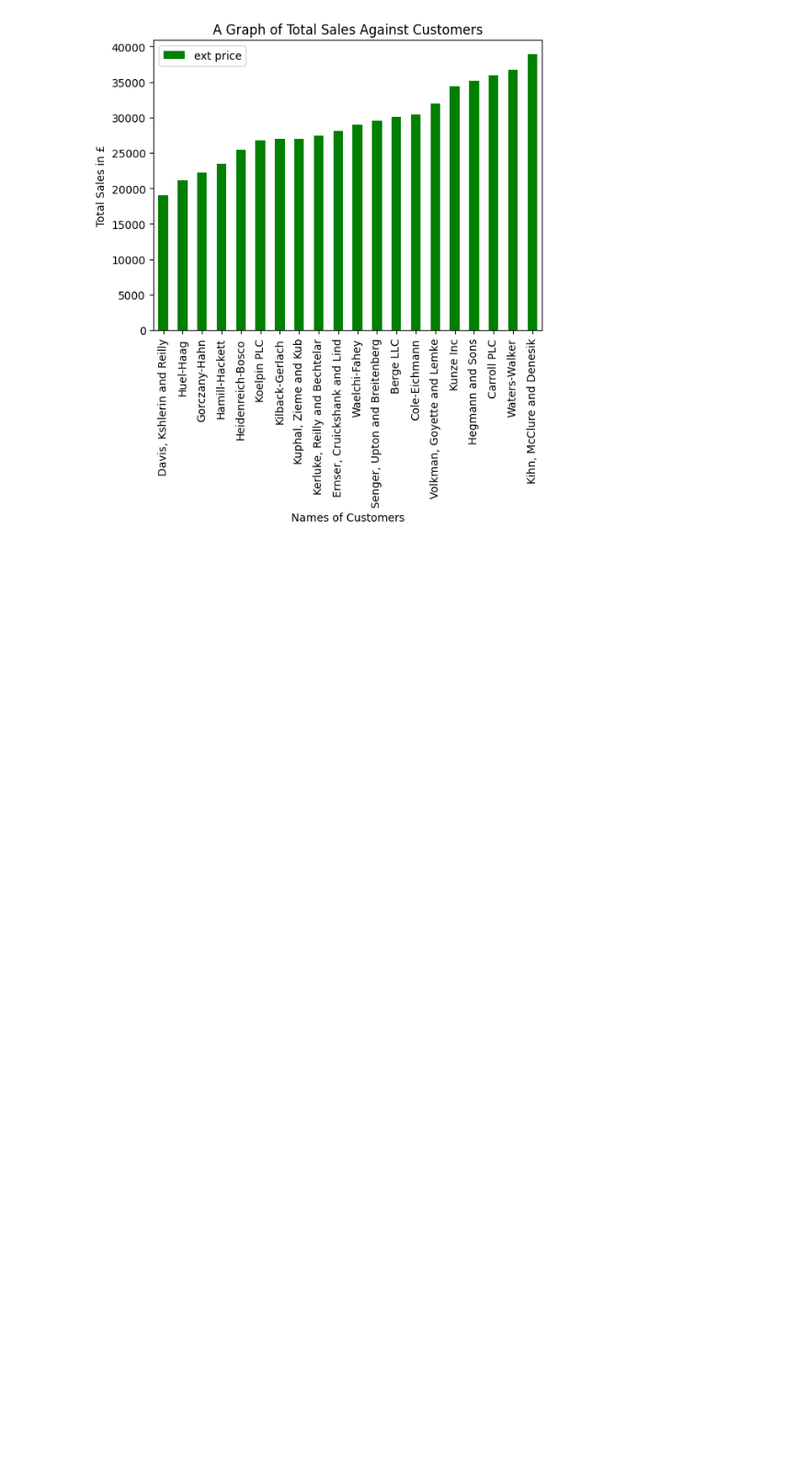
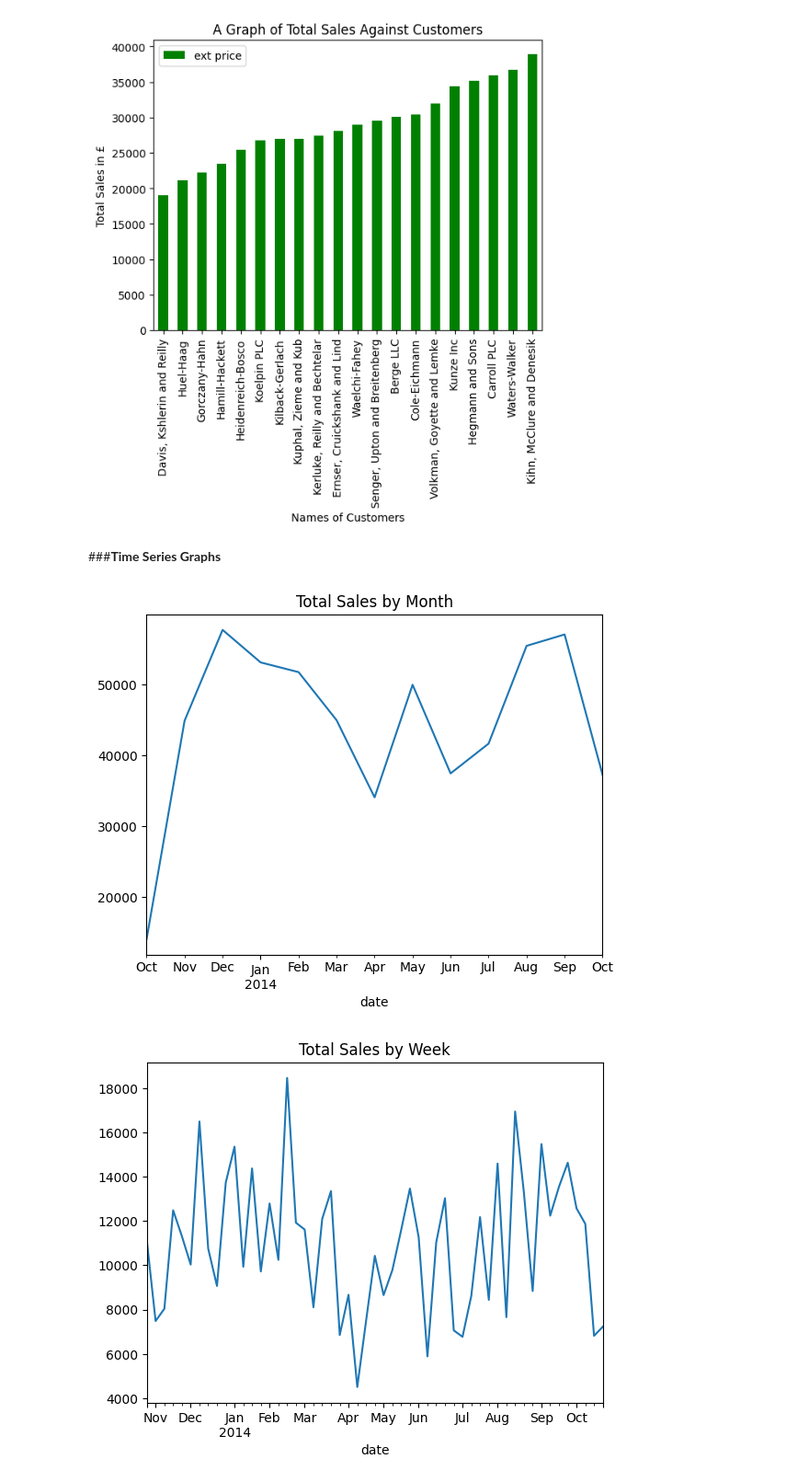
Before and after one commit to fosetorico/Data_Analytics, a Jupyter notebook: Graphs.ipynb, the cells around one changed output. Shown at 92% size. Cells and saved outputs as stored; diff of their text form; code cells hidden in the pictures; blank space fills up the shorter version.

```diff
--- a/Graphs.ipynb
+++ b/Graphs.ipynb
@@ -510,48 +547,54 @@ myplot.set_ylabel("Total Sales in £")
 # %% [output]
 Text(0, 0.5, 'Total Sales in £')
 [figure]
+# %% [markdown]
+###**Time Series Graphs**
 # %%
 # Standard import for pandas, numpy and matplot
 import pandas as pd
 import numpy as np
 import matplotlib.pyplot as plt
 
 # Read in the csv file and display some of the basic info
-sales=pd.read_csv("sales.txt",parse_dates=['date'])
-print ("Data types in the file:\n")
-print (sales.dtypes)
-print("\n")
-print ("Summary of the input file:")
-print (sales.describe())
-print("\n")
-print ("Basic unit price stats:")
-print (sales['unit price'].describe())
-print("\n")
+sales=pd.read_csv("/content/drive/MyDrive/Colab Notebooks/week1/sales.txt",parse_dates=['date'])
+# print ("Data types in the file:\n")
+# print (sales.dtypes)
+# print("\n")
+# print ("Summary of the input file:")
+# print (sales.describe())
+# print("\n")
+# print ("Basic unit price stats:")
+# print (sales['unit price'].describe())
+# print("\n")
 
 #Graphing
 purchase_patterns = sales[['ext price','date']]
 
 # Create a line chart showing purchases by month
 purchase_patterns = purchase_patterns.set_index('date')
-month_plot = purchase_patterns.resample('M').sum().plot(title="Total Sales by Month",legend=None)
+month_plot = purchase_patterns.resample('M').sum().plot(title="Total Sales by Month",legend=None) # resample - summarize the data by date or time
 fig_m = month_plot.get_figure()
 
 #Show the image, then save it
 plt.show()
 fig_m.savefig("total-sales-month1-1.png")
-
+print("\n")
 # Create a line chart showing purchases by week
-week_plot2 = purchase_patterns.resample('W').sum().plot(title="Total Sales by Week",legend=None)
+week_plot2 = purchase_patterns.resample('W').sum().plot(title="Total Sales by Week",legend=None) # resample - summarize the data by date or time
 fig_w2 = week_plot2.get_figure()
 
 #Show the image, then save it
 plt.show()
 fig_w2.savefig("total-sales-week1-2.png")
-
+print("\n")
 # Create a line chart showing mean purchases by week
-week_plot3 = purchase_patterns.resample('W').mean().plot(title="Mean Sales by Week",legend=None)
+week_plot3 = purchase_patterns.resample('W').mean().plot(title="Mean Sales by Week",legend=None) # resample - summarize the data by date or time
 fig_w3 = week_plot3.get_figure()
 
 #Show the image, then save it
 plt.show()
 fig_w3.savefig("mean-sales-week1-3.png")
+print("\n")
+# %% [output]
+[figure, added]
+[figure, added]
```
Also changed, not shown: parts of 39 cells of this notebook.
